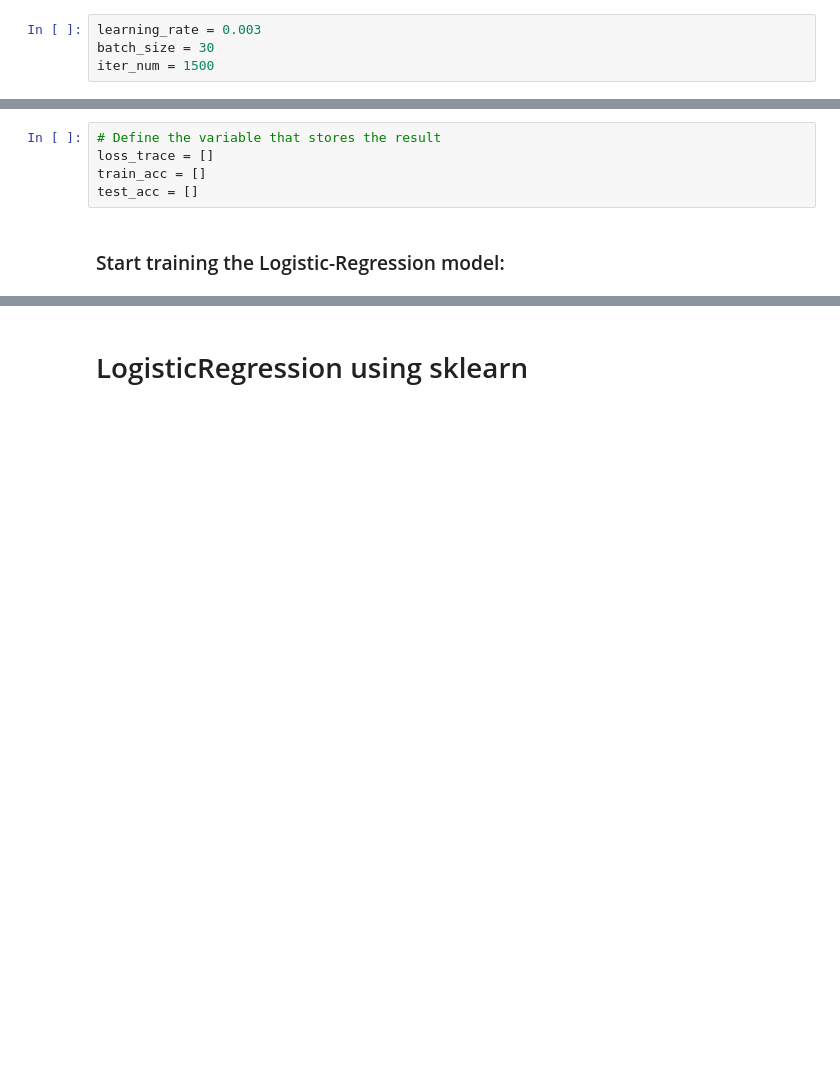
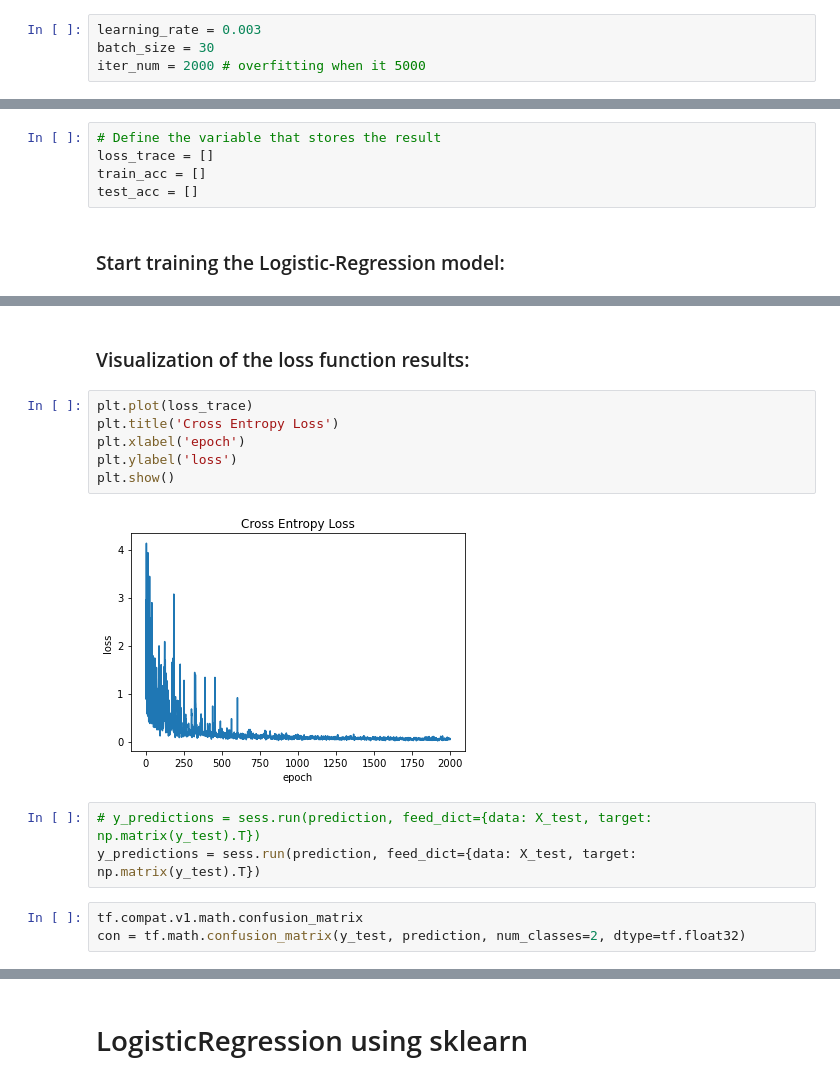
Before and after one commit to ido1Shapira/Find-a-Car-Park, a Jupyter notebook: Find a Car Park.ipynb, the cells around one changed output, grey strips where cells are left out. Saved outputs shown, nothing was run; the diff lists cells and outputs as text; blank space fills up the shorter version.

```diff
--- a/Find a Car Park.ipynb
+++ b/Find a Car Park.ipynb
@@ -183,7 +183,7 @@ loss = tf.reduce_mean(tf.nn.sigmoid_cross_entropy_with_logits(logits=mod, labels
 # %%
 learning_rate = 0.003
 batch_size = 30
-iter_num = 1500
+iter_num = 2000 # overfitting when it 5000
 # %% [markdown]
 6. Define the optimizer
 # %%
@@ -233,0 +241,16 @@ for epoch in range(iter_num):
+# %% [markdown]
+### Visualization of the loss function results:
+# %%
+plt.plot(loss_trace)
+plt.title('Cross Entropy Loss')
+plt.xlabel('epoch')
+plt.ylabel('loss')
+plt.show()
+# %% [output]
+[figure, added]
+# %%
+# y_predictions = sess.run(prediction, feed_dict={data: X_test, target: np.matrix(y_test).T})
+y_predictions = sess.run(prediction, feed_dict={data: X_test, target: np.matrix(y_test).T})
+# %%
+tf.compat.v1.math.confusion_matrix
+con = tf.math.confusion_matrix(y_test, prediction, num_classes=2, dtype=tf.float32)
```
Also changed, not shown: parts of 26 cells of this notebook.
